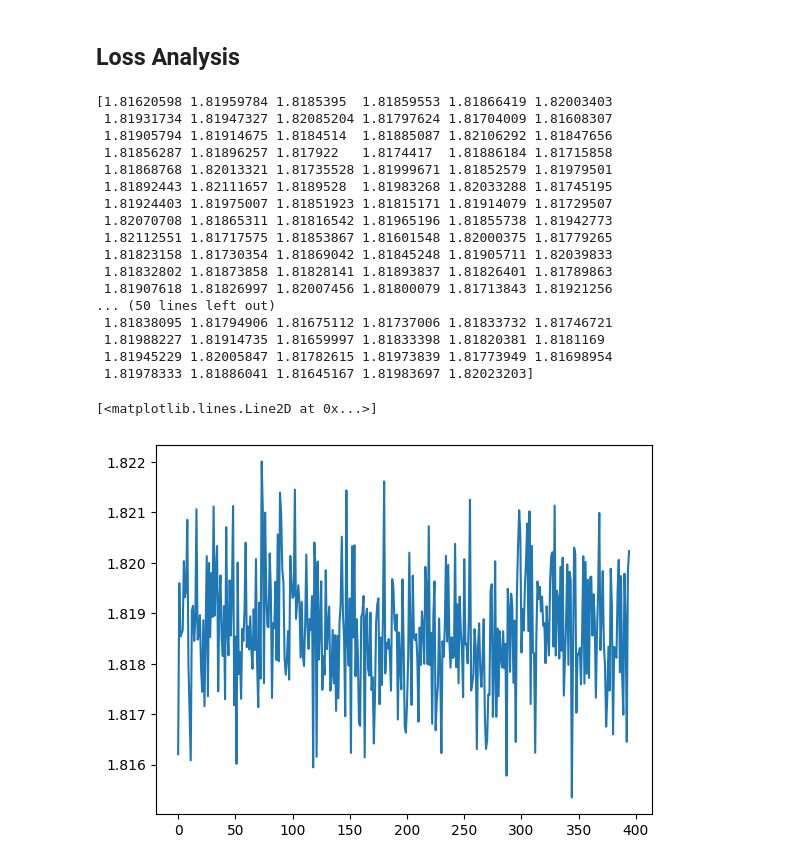
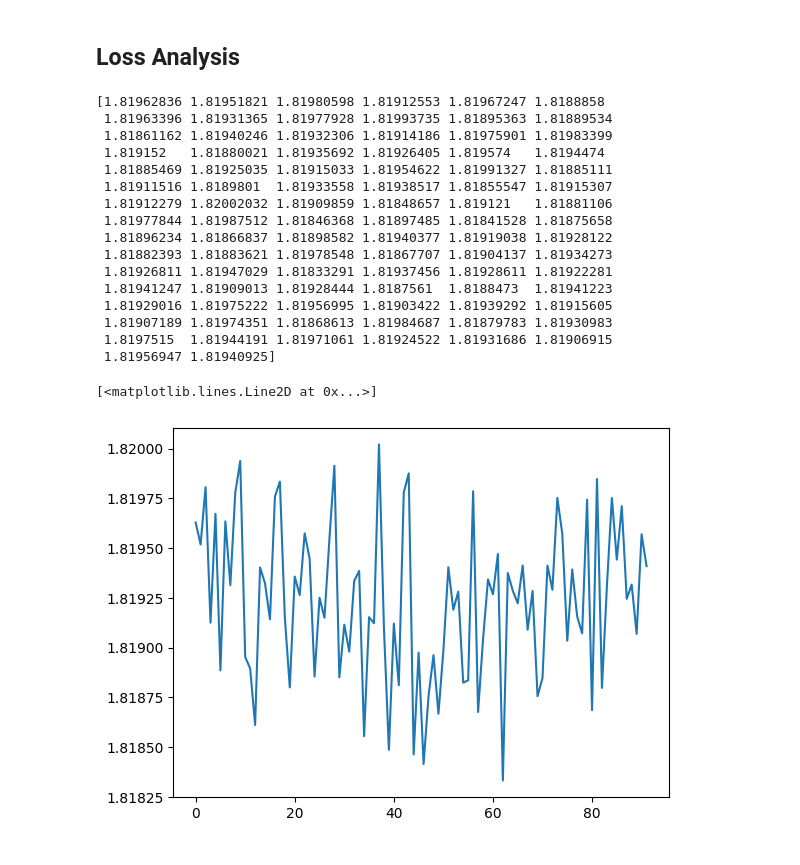
Before and after one commit to Jan-Matter/stable_diffusion_inpainting, a Jupyter notebook: dl_project/notebooks/training_analysis.ipynb, the cells around one changed output. Drawn from its saved outputs; the diff is of its cells as text; code cells hidden in the pictures.

```diff
--- a/dl_project/notebooks/training_analysis.ipynb
+++ b/dl_project/notebooks/training_analysis.ipynb
@@ -5,28 +5,29 @@ import matplotlib.pyplot as plt
 ## Loss Analysis
 # %%
 loss_folder = '/home/matterj/codebases/stable_diffusion_inpainting/dl_project/output'
-analysed_loss = 'val_loss_v1_low.npy'
+analysed_loss = 'val_loss_v2_churches.npy'
+analysed_loss = 'val_loss_v3_maskara.npy'
+analysed_loss = 'val_loss_v3_church_edits.npy'
 loss = np.load(loss_folder + '/' + analysed_loss)
 print(loss)
 plt.plot(loss)
 #0.4
 # %% [output]
-[1.81620598 1.81959784 1.8185395  1.81859553 1.81866419 1.82003403
- 1.81931734 1.81947327 1.82085204 1.81797624 1.81704009 1.81608307
- 1.81905794 1.81914675 1.8184514  1.81885087 1.82106292 1.81847656
- 1.81856287 1.81896257 1.817922   1.8174417  1.81886184 1.81715858
- 1.81868768 1.82013321 1.81735528 1.81999671 1.81852579 1.81979501
- 1.81892443 1.82111657 1.8189528  1.81983268 1.82033288 1.81745195
- 1.81924403 1.81975007 1.81851923 1.81815171 1.81914079 1.81729507
- 1.82070708 1.81865311 1.81816542 1.81965196 1.81855738 1.81942773
- 1.82112551 1.81717575 1.81853867 1.81601548 1.82000375 1.81779265
- 1.81823158 1.81730354 1.81869042 1.81845248 1.81905711 1.82039833
- 1.81832802 1.81873858 1.81828141 1.81893837 1.81826401 1.81789863
- 1.81907618 1.81826997 1.82007456 1.81800079 1.81713843 1.81921256
-... (50 lines left out)
- 1.81838095 1.81794906 1.81675112 1.81737006 1.81833732 1.81746721
- 1.81988227 1.81914735 1.81659997 1.81833398 1.81820381 1.8181169
- 1.81945229 1.82005847 1.81782615 1.81973839 1.81773949 1.81698954
- 1.81978333 1.81886041 1.81645167 1.81983697 1.82023203]
+[1.81962836 1.81951821 1.81980598 1.81912553 1.81967247 1.8188858
+ 1.81963396 1.81931365 1.81977928 1.81993735 1.81895363 1.81889534
+ 1.81861162 1.81940246 1.81932306 1.81914186 1.81975901 1.81983399
+ 1.819152   1.81880021 1.81935692 1.81926405 1.819574   1.8194474
+ 1.81885469 1.81925035 1.81915033 1.81954622 1.81991327 1.81885111
+ 1.81911516 1.8189801  1.81933558 1.81938517 1.81855547 1.81915307
+ 1.81912279 1.82002032 1.81909859 1.81848657 1.819121   1.81881106
+ 1.81977844 1.81987512 1.81846368 1.81897485 1.81841528 1.81875658
+ 1.81896234 1.81866837 1.81898582 1.81940377 1.81919038 1.81928122
+ 1.81882393 1.81883621 1.81978548 1.81867707 1.81904137 1.81934273
+ 1.81926811 1.81947029 1.81833291 1.81937456 1.81928611 1.81922281
+ 1.81941247 1.81909013 1.81928444 1.8187561  1.8188473  1.81941223
+ 1.81929016 1.81975222 1.81956995 1.81903422 1.81939292 1.81915605
+ 1.81907189 1.81974351 1.81868613 1.81984687 1.81879783 1.81930983
+ 1.8197515  1.81944191 1.81971061 1.81924522 1.81931686 1.81906915
+ 1.81956947 1.81940925]
 [<matplotlib.lines.Line2D at 0x...>]
-[figure, old version]
+[figure, new version]
```
Also changed, not shown: 44 other files.
